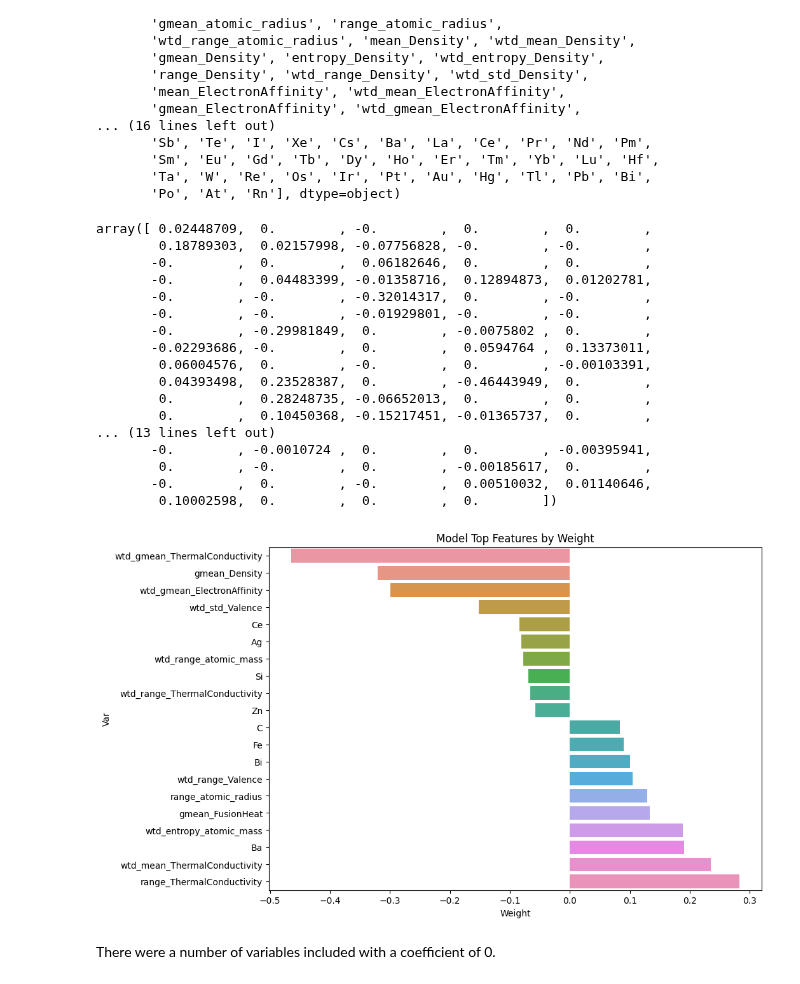
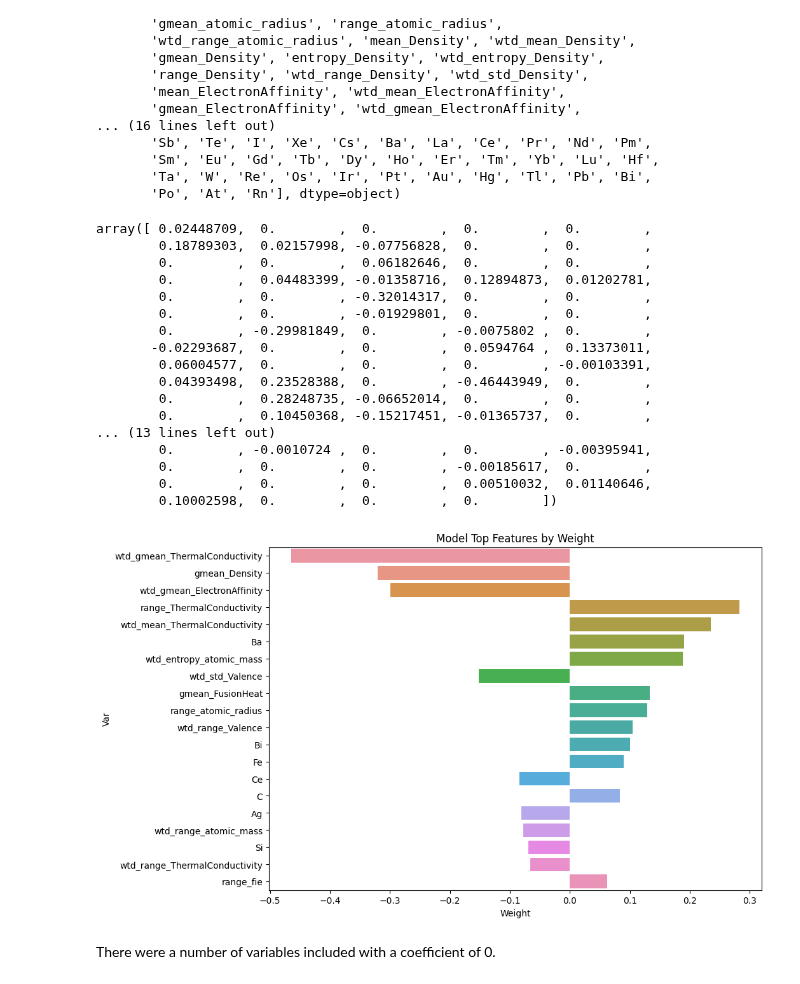
Before and after one commit to boneeyah/QTW, a Jupyter notebook: Case Study 1/Case_Study_1.ipynb, the cells around one changed output. Saved outputs shown, nothing was run; the diff lists cells and outputs as text; code cells hidden in the pictures.

```diff
--- a/Case Study 1/Case_Study_1.ipynb
+++ b/Case Study 1/Case_Study_1.ipynb
@@ -214,7 +209,7 @@ Config: {'alpha': 0.01, 'l1_ratio': 1.0}
 l1_ratio = 1 is corresponds to Lasso, will run the model with using Lasso()
 # %%
 regr2 = ElasticNet(random_state=0, alpha=.01, l1_ratio= 1)
-
+y_log = np.log(y)
 i=0
 
 # Create a 10-fold cross-validation
@@ -237,7 +232,7 @@ for train, test in cv.split(X_Scaled, y_log):
     y_pred_lin_reg = regr2.predict(X_test)
 
     # Calculate  mean squared error
-    lin_MAE_reg= metrics.mean_absolute_error(np.exp(y_test), np.exp(y_pred_lin_reg))
+    lin_MAE_reg= metrics.mean_absolute_error(y_test, y_pred_lin_reg)
 
     i=i+1
     # Append to the list
@@ -373,32 +371,33 @@ array(['number_of_elements', 'mean_atomic_mass', 'wtd_mean_atomic_mass',
 # %%
 regr2.coef_
 # %% [output]
-array([ 0.02448709,  0.        , -0.        ,  0.        ,  0.        ,
-        0.18789303,  0.02157998, -0.07756828, -0.        , -0.        ,
-       -0.        ,  0.        ,  0.06182646,  0.        ,  0.        ,
-       -0.        ,  0.04483399, -0.01358716,  0.12894873,  0.01202781,
-       -0.        , -0.        , -0.32014317,  0.        , -0.        ,
-       -0.        , -0.        , -0.01929801, -0.        , -0.        ,
-       -0.        , -0.29981849,  0.        , -0.0075802 ,  0.        ,
-       -0.02293686, -0.        ,  0.        ,  0.0594764 ,  0.13373011,
-        0.06004576,  0.        , -0.        ,  0.        , -0.00103391,
-        0.04393498,  0.23528387,  0.        , -0.46443949,  0.        ,
-        0.        ,  0.28248735, -0.06652013,  0.        ,  0.        ,
+array([ 0.02448709,  0.        ,  0.        ,  0.        ,  0.        ,
+        0.18789303,  0.02157998, -0.07756828,  0.        ,  0.        ,
+        0.        ,  0.        ,  0.06182646,  0.        ,  0.        ,
+        0.        ,  0.04483399, -0.01358716,  0.12894873,  0.01202781,
+        0.        ,  0.        , -0.32014317,  0.        ,  0.        ,
+        0.        ,  0.        , -0.01929801,  0.        ,  0.        ,
+        0.        , -0.29981849,  0.        , -0.0075802 ,  0.        ,
+       -0.02293687,  0.        ,  0.        ,  0.0594764 ,  0.13373011,
+        0.06004577,  0.        ,  0.        ,  0.        , -0.00103391,
+        0.04393498,  0.23528388,  0.        , -0.46443949,  0.        ,
+        0.        ,  0.28248735, -0.06652014,  0.        ,  0.        ,
         0.        ,  0.10450368, -0.15217451, -0.01365737,  0.        ,
 ... (13 lines left out)
-       -0.        , -0.0010724 ,  0.        ,  0.        , -0.00395941,
-        0.        , -0.        ,  0.        , -0.00185617,  0.        ,
-       -0.        ,  0.        , -0.        ,  0.00510032,  0.01140646,
+        0.        , -0.0010724 ,  0.        ,  0.        , -0.00395941,
+        0.        ,  0.        ,  0.        , -0.00185617,  0.        ,
+        0.        ,  0.        ,  0.        ,  0.00510032,  0.01140646,
         0.10002598,  0.        ,  0.        ,  0.        ])
 # %%
 Weights = pd.Series(regr2.coef_, index = regr2.feature_names_in_)
 Weights = pd.DataFrame({'Var':Weights.index, 'Weight':Weights.values})
 Weights = Weights.sort_values('Weight')
-Weights2 = pd.concat([Weights.head(10),Weights.tail(10)])
+idx = Weights['Weight'].abs().sort_values(ascending = False).head(20).index
+Weights2 = Weights.loc[idx]
 plt.figure(figsize=(10, 7))
 sns.barplot(x='Weight', y = 'Var', data = Weights2,).set(title = "Model Top Features by Weight");
 # %% [output]
-[figure, old version]
+[figure, new version]
 # %% [markdown]
 There were a number of variables included with a coefficient of 0.
 # %%
```
Also changed, not shown: parts of 11 cells of this notebook.
